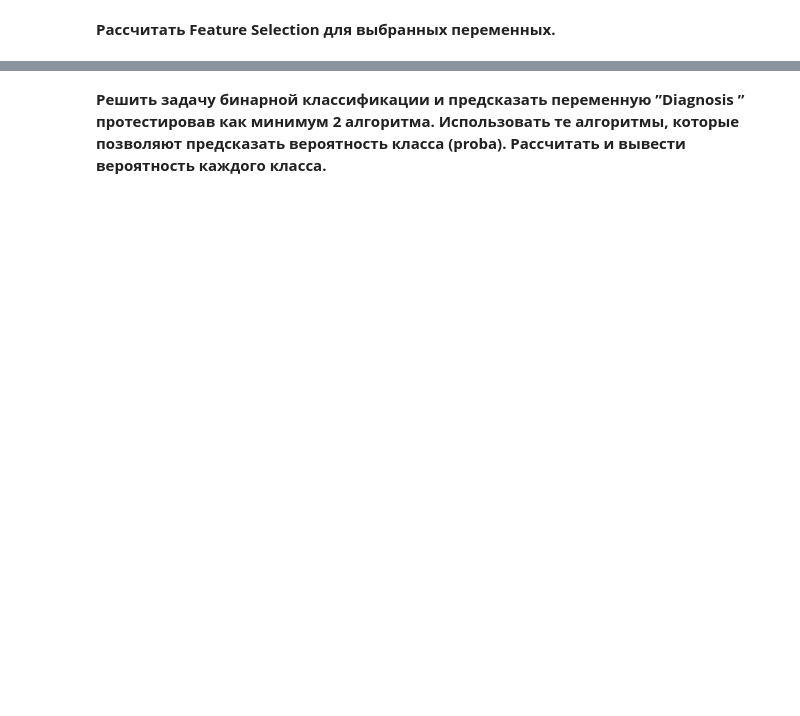
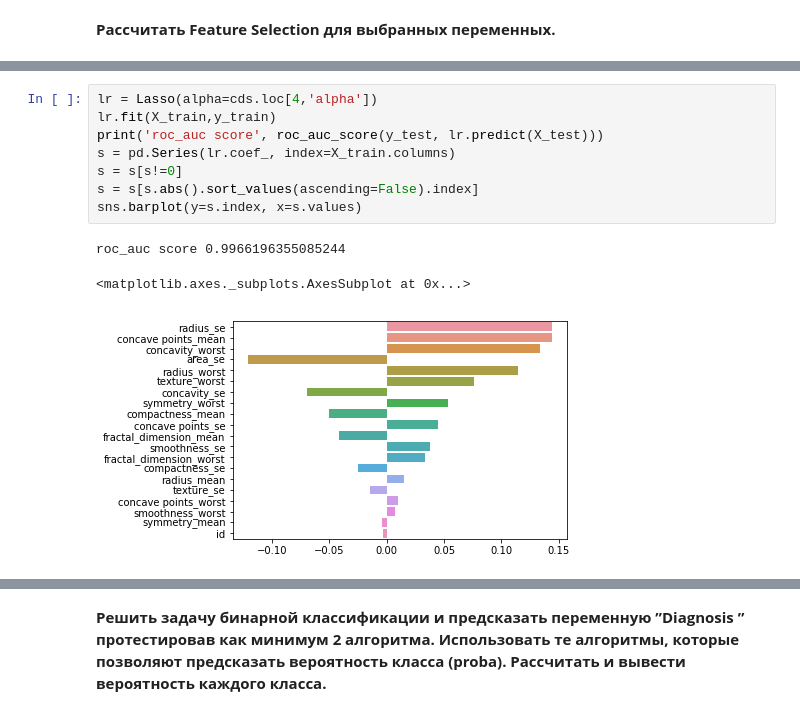
Before and after one commit to stacyinla/DVP-Netology, a Jupyter notebook: iskhakova_pyda_itog.ipynb, the cells around one changed output, grey strips where cells are left out. Cells and saved outputs as stored; diff of their text form; blank space fills up the shorter version.

```diff
--- a/iskhakova_pyda_itog.ipynb
+++ b/iskhakova_pyda_itog.ipynb
@@ -305,0 +426,12 @@ data
+# %%
+lr = Lasso(alpha=cds.loc[4,'alpha'])
+lr.fit(X_train,y_train)
+print('roc_auc score', roc_auc_score(y_test, lr.predict(X_test)))
+s = pd.Series(lr.coef_, index=X_train.columns)
+s = s[s!=0]
+s = s[s.abs().sort_values(ascending=False).index]
+sns.barplot(y=s.index, x=s.values)
+# %% [output]
+roc_auc score 0.9966196355085244
+<matplotlib.axes._subplots.AxesSubplot at 0x...>
+[figure, added]
```
Also changed, not shown: parts of 20 cells of this notebook.
